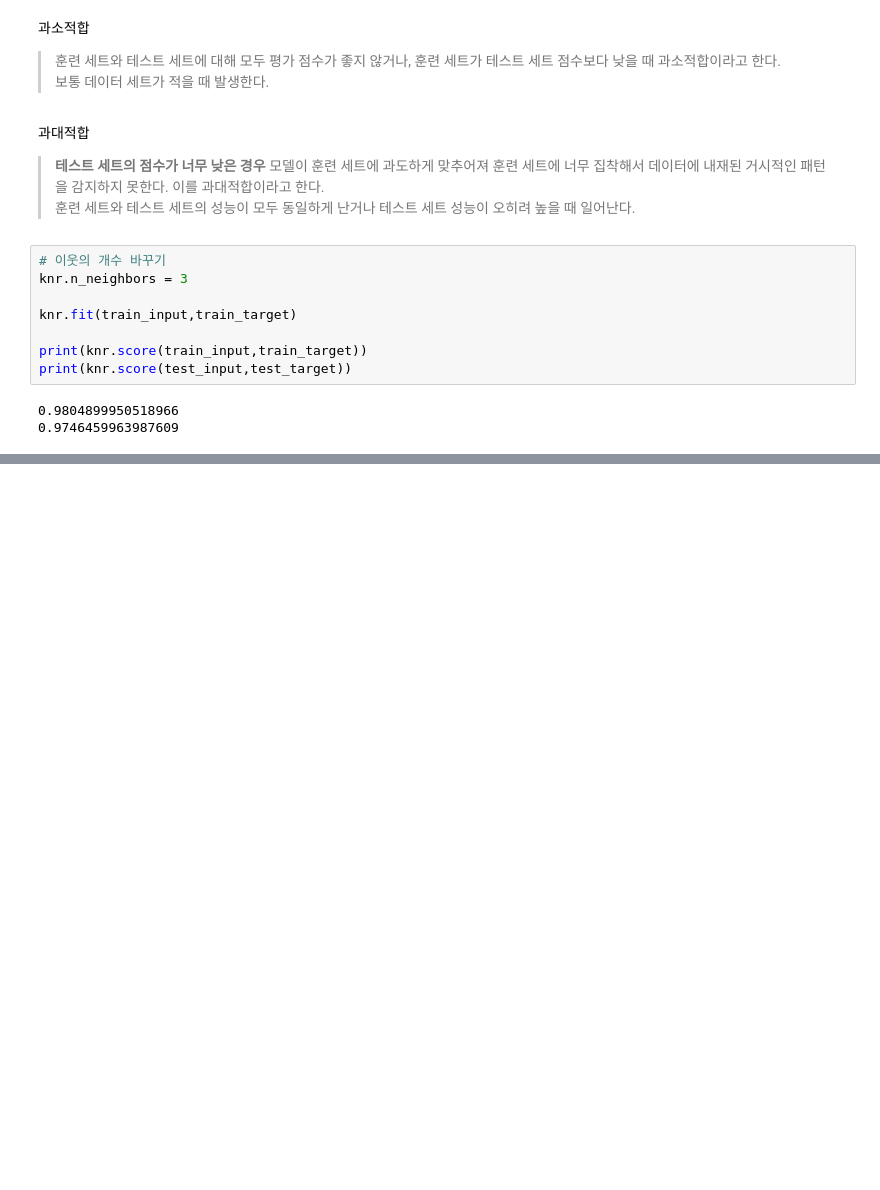
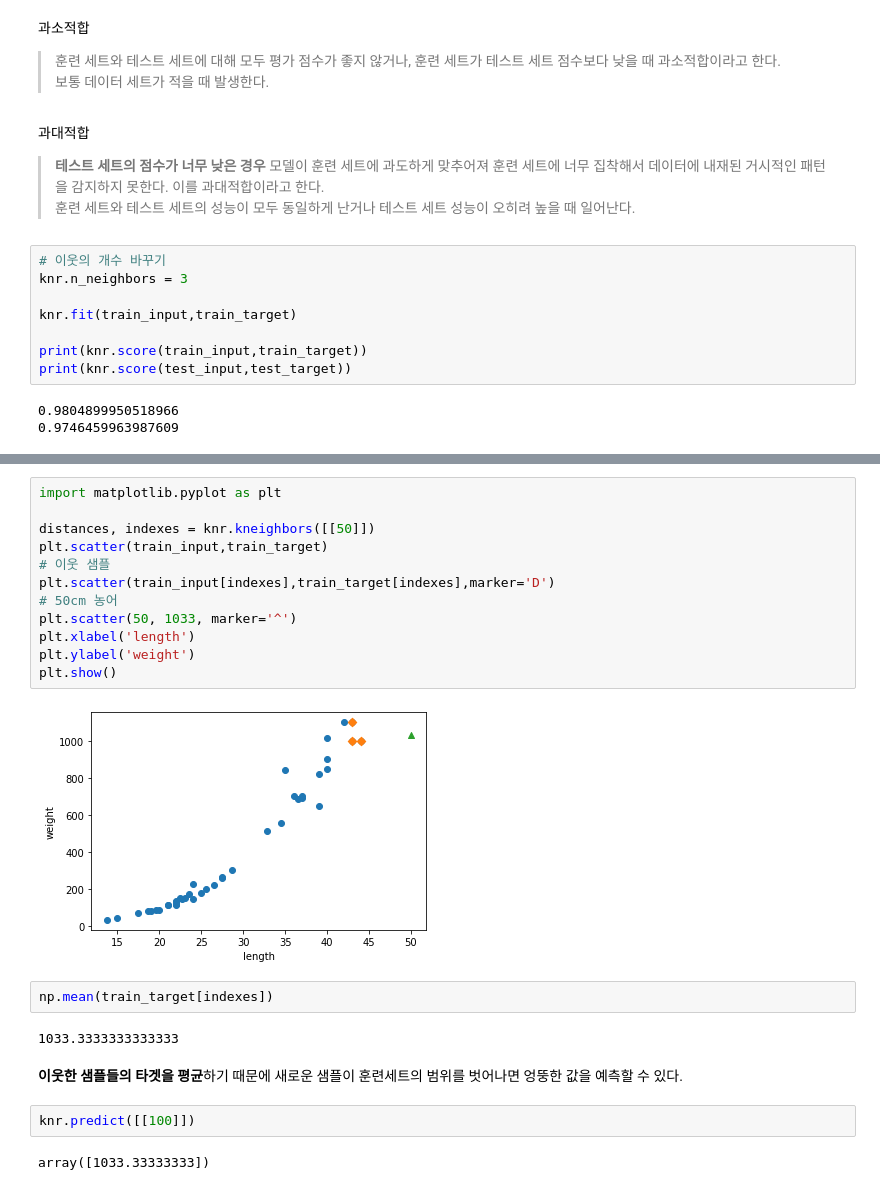
Before and after one commit to Mu-jun/python_ML, a Jupyter notebook: 02_k_neighbors_regression.ipynb, the cells around one changed output, grey strips where cells are left out. Saved outputs shown, nothing was run; the diff lists cells and outputs as text; blank space fills up the shorter version.

```diff
--- a/02_k_neighbors_regression.ipynb
+++ b/02_k_neighbors_regression.ipynb
@@ -117,0 +157,24 @@ print(knr.score(test_input,test_target))
+# %%
+import matplotlib.pyplot as plt
+
+distances, indexes = knr.kneighbors([[50]])
+plt.scatter(train_input,train_target)
+# 이웃 샘플
+plt.scatter(train_input[indexes],train_target[indexes],marker='D')
+# 50cm 농어
+plt.scatter(50, 1033, marker='^')
+plt.xlabel('length')
+plt.ylabel('weight')
+plt.show()
+# %% [output]
+[figure, added]
+# %%
+np.mean(train_target[indexes])
+# %% [output]
+1033.3333333333333
+# %% [markdown]
+**이웃한 샘플들의 타겟을 평균**하기 때문에 새로운 샘플이 훈련세트의 범위를 벗어나면 엉뚱한 값을 예측할 수 있다.
+# %%
+knr.predict([[100]])
+# %% [output]
+array([1033.33333333])
```
Also changed, not shown: parts of 8 cells of this notebook, 1 other file.
